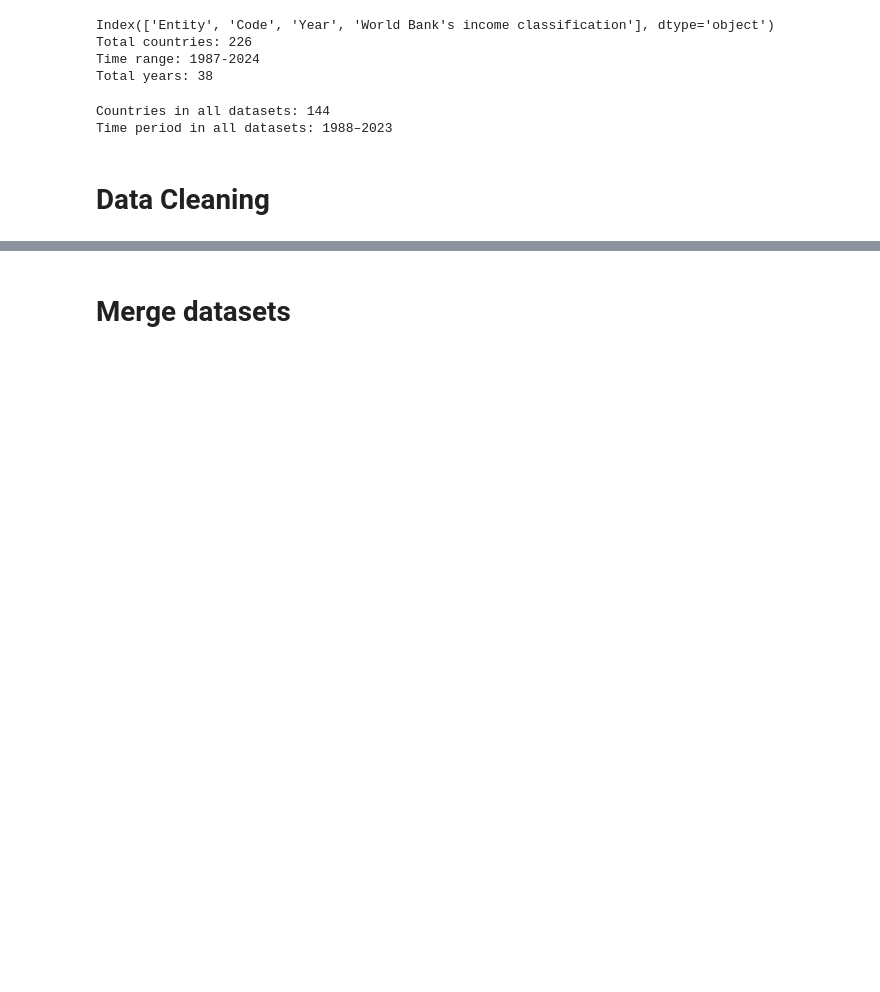
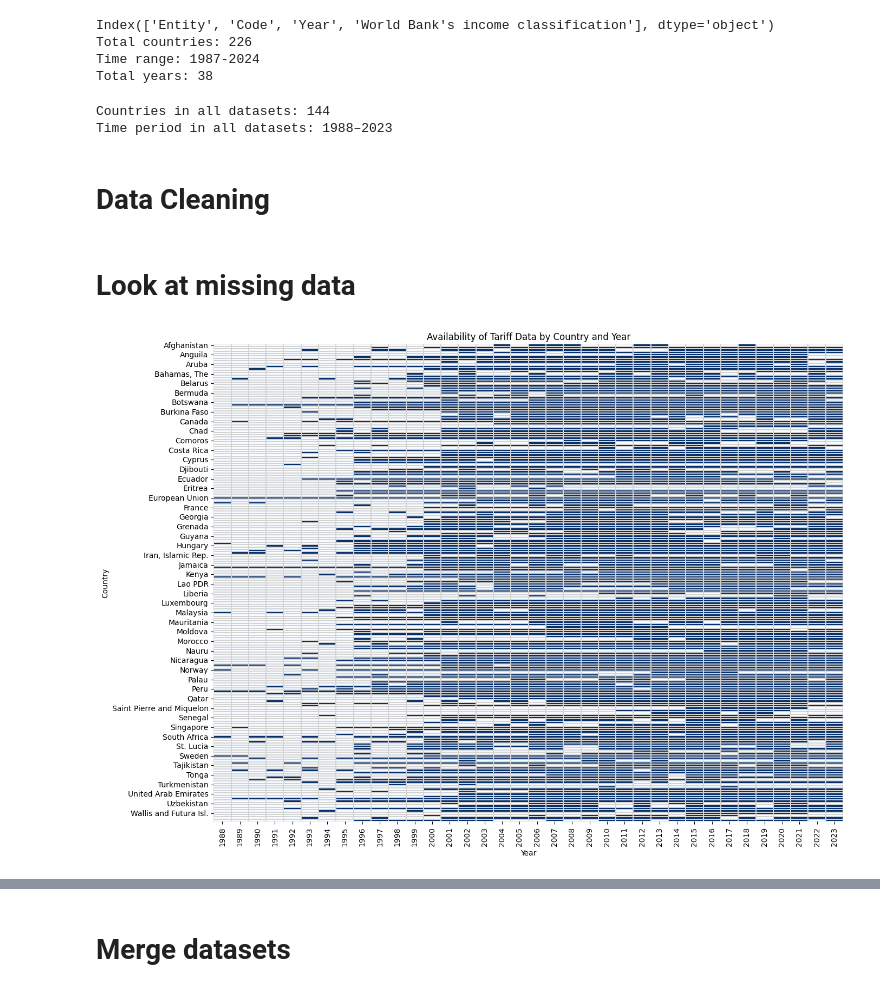
Before and after one commit to RadostTrak/trade-growth-panel-analysis, a Jupyter notebook: 01_data_cleaning.ipynb, the cells around one changed output, grey strips where cells are left out. Cells and saved outputs as stored; diff of their text form; code cells hidden in the pictures; blank space fills up the shorter version.

Commit message:
Visualise missing data

```diff
--- a/01_data_cleaning.ipynb
+++ b/01_data_cleaning.ipynb
@@ -165,6 +167,9 @@ tariffs = (
     .reset_index(drop=True)
 )
 
+# Filter for years in time period 1988-2023
+tariffs = tariffs[(tariffs['year'] >= 1988) & (tariffs['year'] <= 2023)]
+
 # Create variable for lagged tariffs
 tariffs = tariffs.sort_values(['country', 'year'])
 tariffs['tariff_lag1'] = tariffs.groupby('country')['tariff'].shift(1)
@@ -208,3 +225,33 @@ pwt['rgdp_pc'] = pwt['rgdpe'] / pwt['pop']
 pwt['log_gdppc_growth'] = (np.log(pwt['rgdp_pc'])
                                 - np.log(pwt.groupby('country')['rgdp_pc'].shift(1))
                                 ) * 100
+# %% [markdown]
+# Look at missing data
+# %%
+# Plot yearly availability of tariff data
+# Create availability matrix: 1 = data exists, 0 = missing
+availability_tar = (
+    tariffs.assign(value=1)
+      .pivot_table(
+          index='country',
+          columns='year',
+          values='value',
+          fill_value=0
+      )
+)
+
+plt.figure(figsize=(14, 10))
+sns.heatmap(
+    availability_tar,
+    cmap='Blues',
+    cbar=False,
+    linewidths=0.1,
+    linecolor='lightgrey'
+)
+plt.xlabel('Year')
+plt.ylabel('Country')
+plt.title('Availability of Tariff Data by Country and Year')
+plt.tight_layout()
+plt.show()
+# %% [output]
+[figure, added]
```
Also changed, not shown: parts of 11 cells of this notebook.
